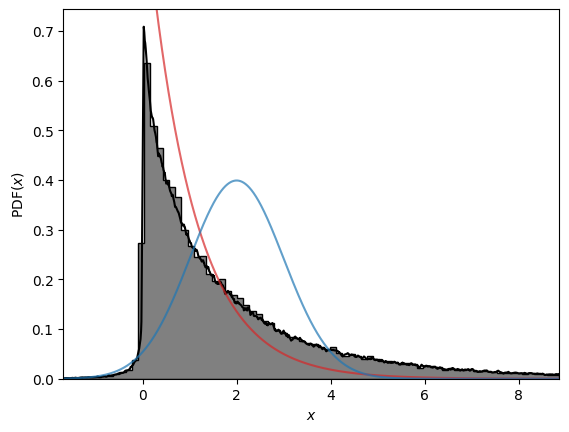
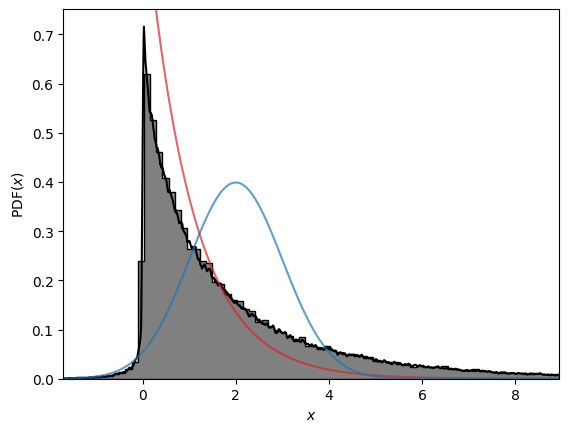
Code edit (unified diff) that turned the first committed figure into the second:
--- before
+++ after
@@ -1,6 +1,6 @@
 xlims = y.interval(sigmas)
 x_ = np.linspace(*xlims, int(1e5))
-distr = y.sample(sample_size)
-mask = np.less(xlims[0], distr) & np.less(distr, xlims[1])
+sample = y.sample(sample_size)
+mask = np.less(xlims[0], sample) & np.less(sample, xlims[1])
 plt.figure(3)
 plt.clf()
@@ -9,5 +9,5 @@
 plt.plot(x_, x1.pdf(x_), color='tab:red', alpha=0.7)
 plt.plot(x_, x2.pdf(x_), color='tab:blue', alpha=0.7)
-plt.hist(distr[mask], bins=num_bins, density=True,
+plt.hist(sample[mask], bins=num_bins, density=True,
          color='gray', edgecolor='black', histtype='stepfilled')
 plt.xlim(xlims)

Commit: Add files via upload